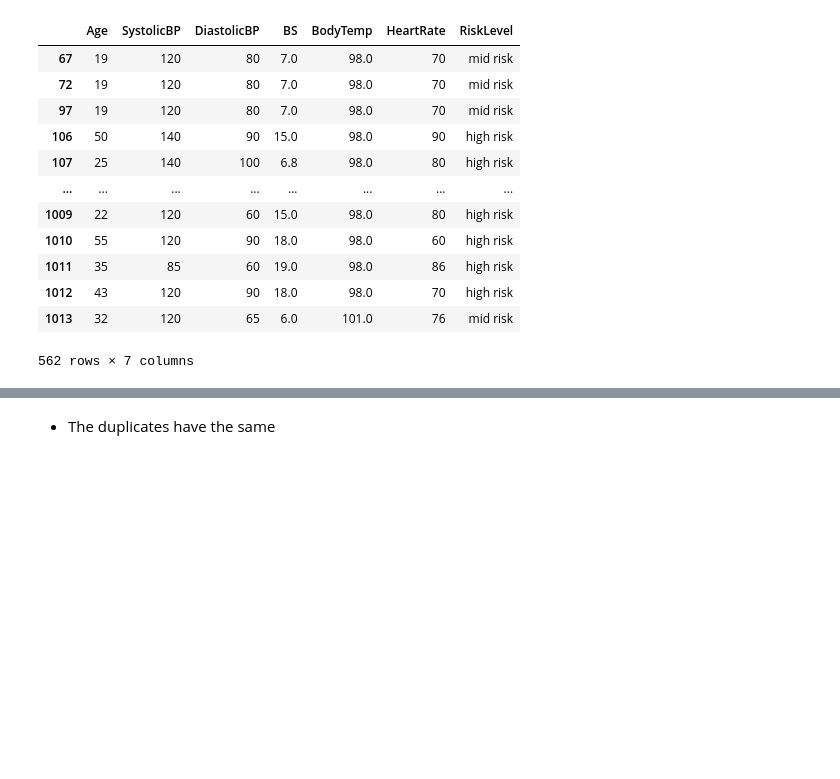
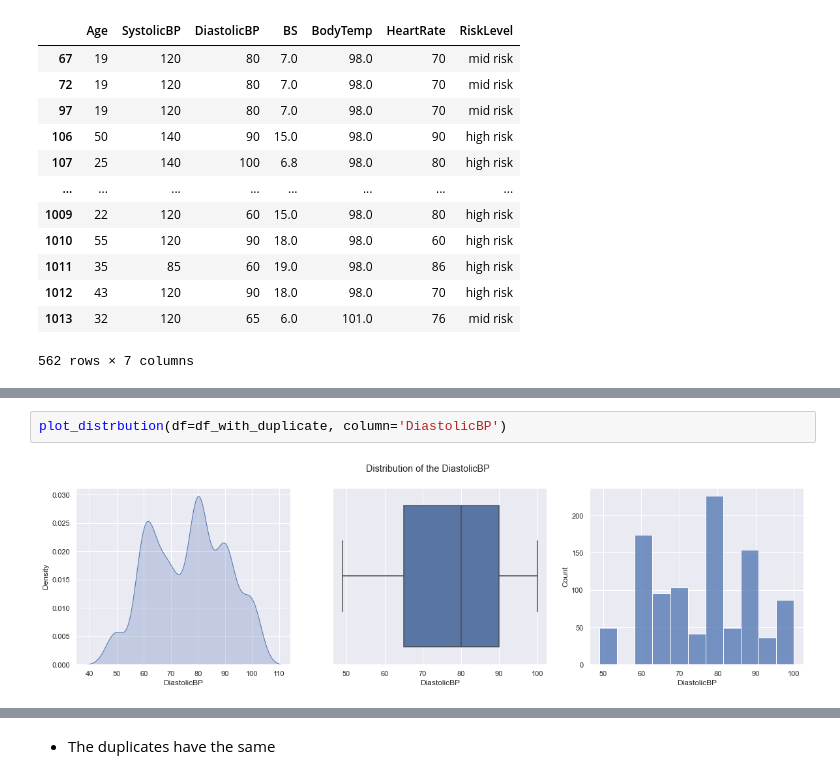
Before and after one commit to sekhrianchal6/Maternal-health-risk-prediction, a Jupyter notebook: Arima_Preprocessing.ipynb, the cells around one changed output, grey strips where cells are left out. Cells and saved outputs as stored; diff of their text form; blank space fills up the shorter version.

```diff
--- a/Arima_Preprocessing.ipynb
+++ b/Arima_Preprocessing.ipynb
@@ -58,0 +93,4 @@ data.loc[data.duplicated(), :]
+# %%
+plot_distrbution(df=df_with_duplicate, column='DiastolicBP')
+# %% [output]
+[figure, added]
```
Also changed, not shown: parts of 20 cells of this notebook.
